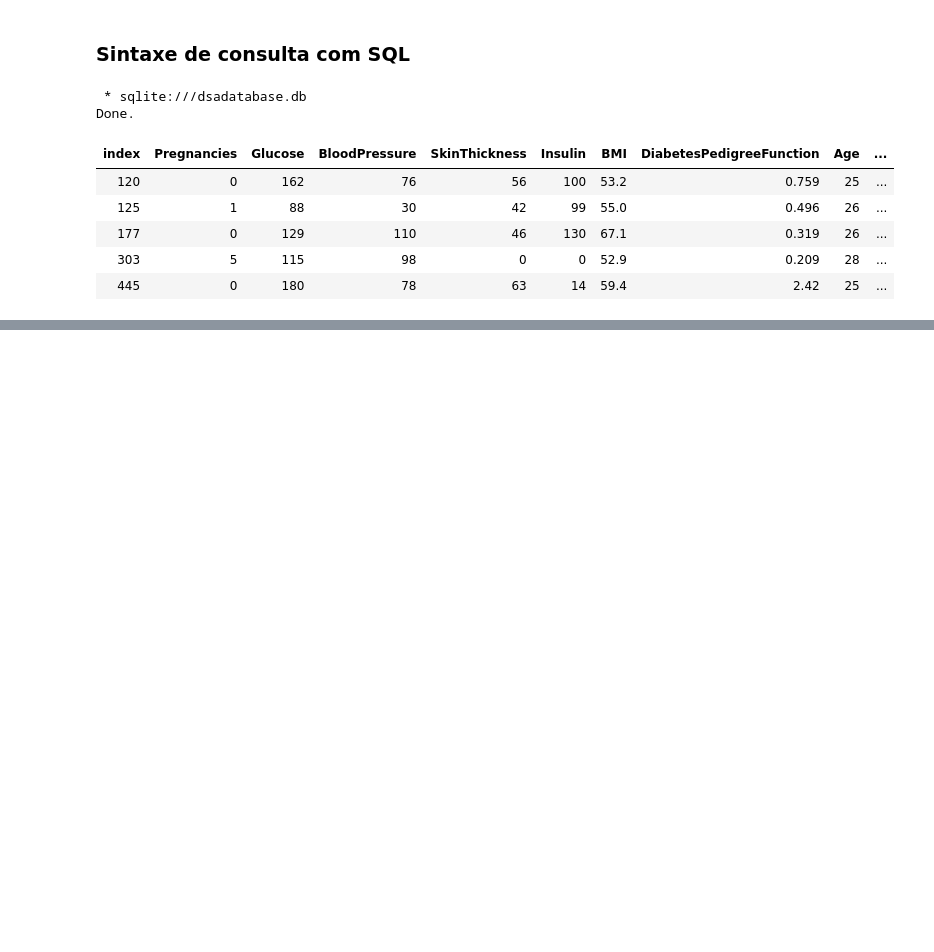
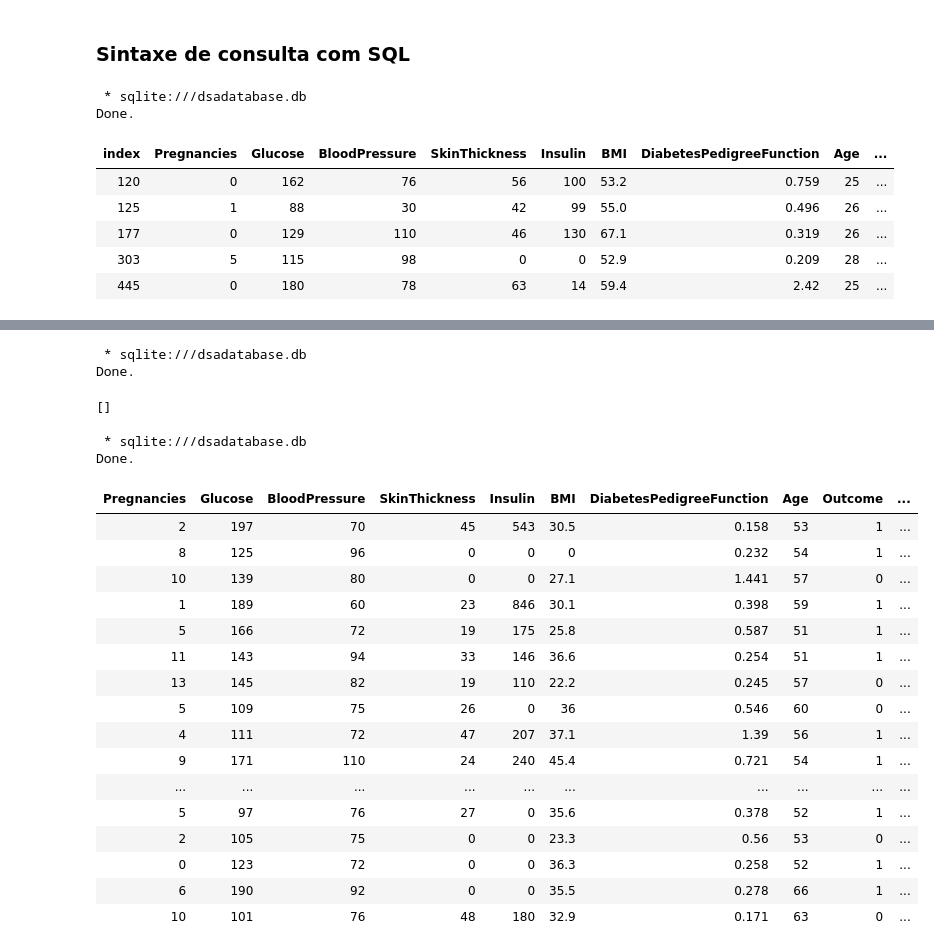
Before and after one commit to ludmilaalvespinto/dsa-projeto01-analise-diabetes, a Jupyter notebook: Projeto01.ipynb, the cells around one changed output, grey strips where cells are left out. Drawn from its saved outputs; the diff is of its cells as text; code cells hidden in the pictures; blank space fills up the shorter version.

```diff
--- a/Projeto01.ipynb
+++ b/Projeto01.ipynb
@@ -163,0 +249,33 @@ Done.
+# %%
+%%sql
+
+ALTER TABLE pacientes
+ADD Perfil VARCHAR(10);
+# %% [output]
+ * sqlite:///dsadatabase.db
+Done.
+[]
+# %%
+%%sql
+
+SELECT * FROM pacientes
+# %% [output]
+ * sqlite:///dsadatabase.db
+Done.
+| Pregnancies | Glucose | BloodPressure | SkinThickness | Insulin | BMI | DiabetesPedigreeFunction | Age | Outcome | ... |
+| 2 | 197 | 70 | 45 | 543 | 30.5 | 0.158 | 53 | 1 | ... |
+| 8 | 125 | 96 | 0 | 0 | 0 | 0.232 | 54 | 1 | ... |
+| 10 | 139 | 80 | 0 | 0 | 27.1 | 1.441 | 57 | 0 | ... |
+| 1 | 189 | 60 | 23 | 846 | 30.1 | 0.398 | 59 | 1 | ... |
+| 5 | 166 | 72 | 19 | 175 | 25.8 | 0.587 | 51 | 1 | ... |
+| 11 | 143 | 94 | 33 | 146 | 36.6 | 0.254 | 51 | 1 | ... |
+| 13 | 145 | 82 | 19 | 110 | 22.2 | 0.245 | 57 | 0 | ... |
+| 5 | 109 | 75 | 26 | 0 | 36 | 0.546 | 60 | 0 | ... |
+| 4 | 111 | 72 | 47 | 207 | 37.1 | 1.39 | 56 | 1 | ... |
+| 9 | 171 | 110 | 24 | 240 | 45.4 | 0.721 | 54 | 1 | ... |
+| ... | ... | ... | ... | ... | ... | ... | ... | ... | ... |
+| 5 | 97 | 76 | 27 | 0 | 35.6 | 0.378 | 52 | 1 | ... |
+| 2 | 105 | 75 | 0 | 0 | 23.3 | 0.56 | 53 | 0 | ... |
+| 0 | 123 | 72 | 0 | 0 | 36.3 | 0.258 | 52 | 1 | ... |
+| 6 | 190 | 92 | 0 | 0 | 35.5 | 0.278 | 66 | 1 | ... |
+| 10 | 101 | 76 | 48 | 180 | 32.9 | 0.171 | 63 | 0 | ... |
```
Also changed, not shown: parts of 9 cells of this notebook, 1 other file.
